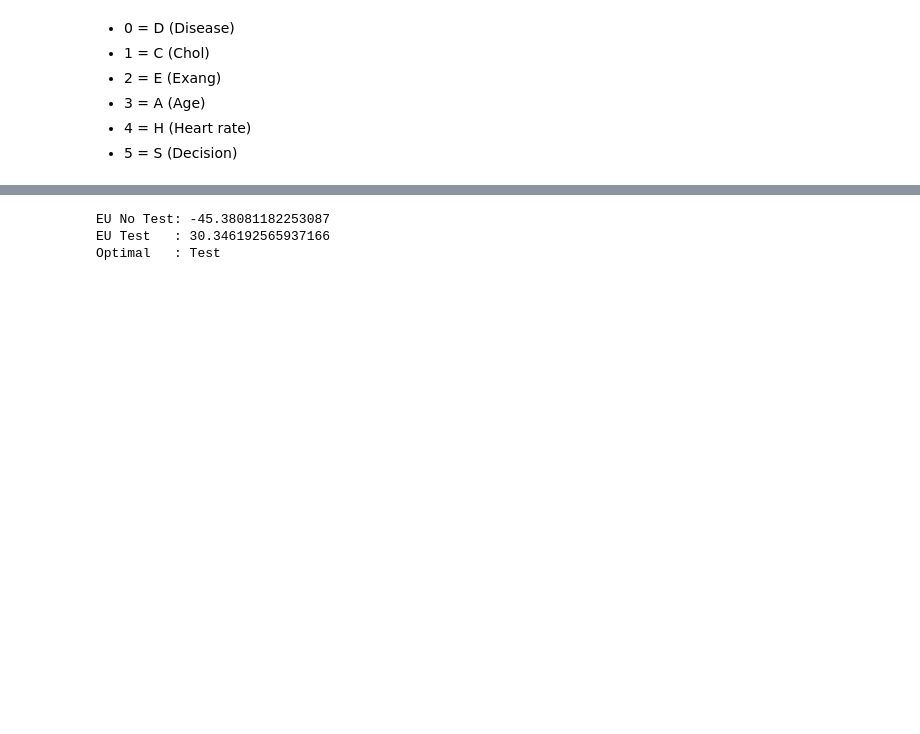
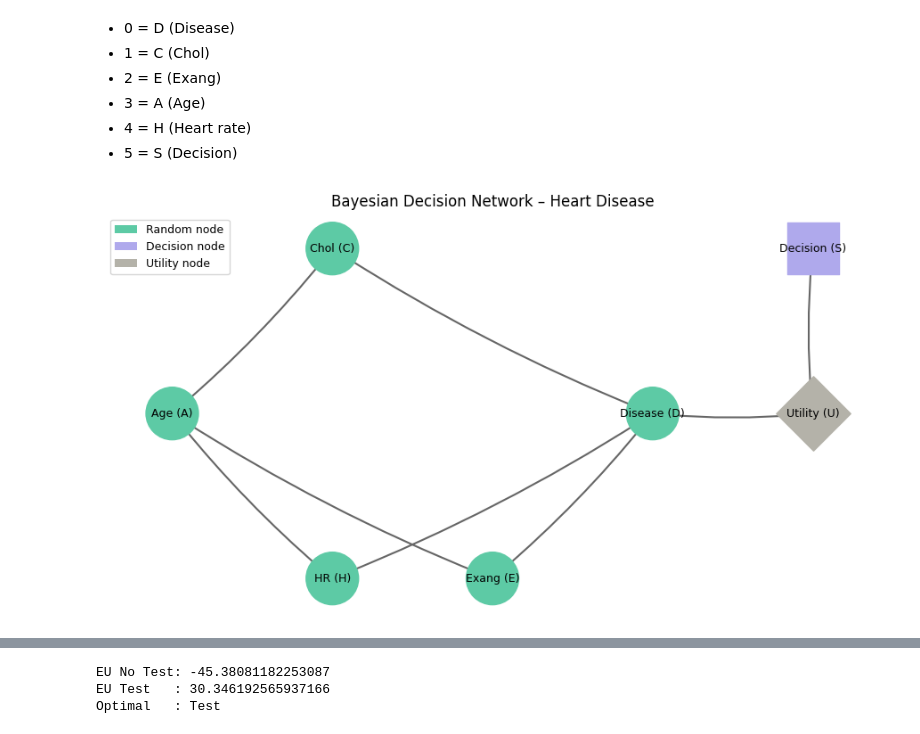
Before and after one commit to CallmeTruong/Bayesian-Decision-from-Scratch, a Jupyter notebook: Decision_Making.ipynb, the cells around one changed output, grey strips where cells are left out. Cells and saved outputs as stored; diff of their text form; code cells hidden in the pictures; blank space fills up the shorter version.

```diff
--- a/Decision_Making.ipynb
+++ b/Decision_Making.ipynb
@@ -193,6 +211,79 @@ def optimize_meu_evidence(I, evidence):
 - 3 = A (Age)
 - 4 = H (Heart rate)
 - 5 = S (Decision)
+# %%
+# DAG visualization
+
+def draw_dag():
+    G = nx.DiGraph()
+    nodes = {
+        "Age (A)":      {"type": "random"},
+        "Chol (C)":     {"type": "random"},
+        "HR (H)":       {"type": "random"},
+        "Exang (E)":    {"type": "random"},
+        "Disease (D)":  {"type": "random"},
+        "Decision (S)": {"type": "decision"},
+        "Utility (U)":  {"type": "utility"},
+    }
+    edges = [
+        ("Age (A)",     "Chol (C)"),
+        ("Age (A)",     "HR (H)"),
+        ("Age (A)",     "Exang (E)"),
+        ("Chol (C)",    "Disease (D)"),
+        ("HR (H)",      "Disease (D)"),
+        ("Exang (E)",   "Disease (D)"),
+        ("Disease (D)", "Utility (U)"),
+        ("Decision (S)","Utility (U)"),
+    ]
+    G.add_nodes_from(nodes.keys())
+    G.add_edges_from(edges)
+
+    pos = {
+        "Age (A)":      (0,   1),
+        "Chol (C)":     (1,   2),
+        "HR (H)":       (1,   0),
+        "Exang (E)":    (2,   0),
+        "Disease (D)":  (3,   1),
+        "Decision (S)": (4,   2),
+        "Utility (U)":  (4,   1),
+    }
+
+    fig, ax = plt.subplots(figsize=(9, 5))
+    color_map = {
+        "random":   "#5DCAA5",
+        "decision": "#AFA9EC",
+        "utility":  "#B4B2A9",
+    }
+    colors = [color_map[nodes[n]["type"]] for n in G.nodes()]
+    shapes = {"random": "o", "decision": "s", "utility": "D"}
+
+    for ntype, shape in shapes.items():
+        ns = [n for n in G.nodes() if nodes[n]["type"] == ntype]
+        nc = [color_map[ntype]] * len(ns)
+        nx.draw_networkx_nodes(G, pos, nodelist=ns, node_shape=shape,
+                               node_color=nc, node_size=1800, ax=ax)
+
+    nx.draw_networkx_labels(G, pos, font_size=9, font_weight="500", ax=ax)
+    nx.draw_networkx_edges(G, pos, arrows=True, arrowsize=20,
+                           edge_color="#666", width=1.5,
+                           connectionstyle="arc3,rad=0.05", ax=ax)
+
+    from matplotlib.patches import Patch
+    legend_elements = [
+        Patch(facecolor="#5DCAA5", label="Random node"),
+        Patch(facecolor="#AFA9EC", label="Decision node"),
+        Patch(facecolor="#B4B2A9", label="Utility node"),
+    ]
+    ax.legend(handles=legend_elements, loc="upper left", fontsize=9)
+    ax.set_title("Bayesian Decision Network – Heart Disease", fontsize=12)
+    ax.axis("off")
+    plt.tight_layout()
+    plt.savefig("dag_heart.png", dpi=150, bbox_inches="tight")
+    plt.show()
+
+draw_dag()
+# %% [output]
+[figure, added]
 # %%
 def discretize(df):
 
```
Also changed, not shown: parts of 16 cells of this notebook.
